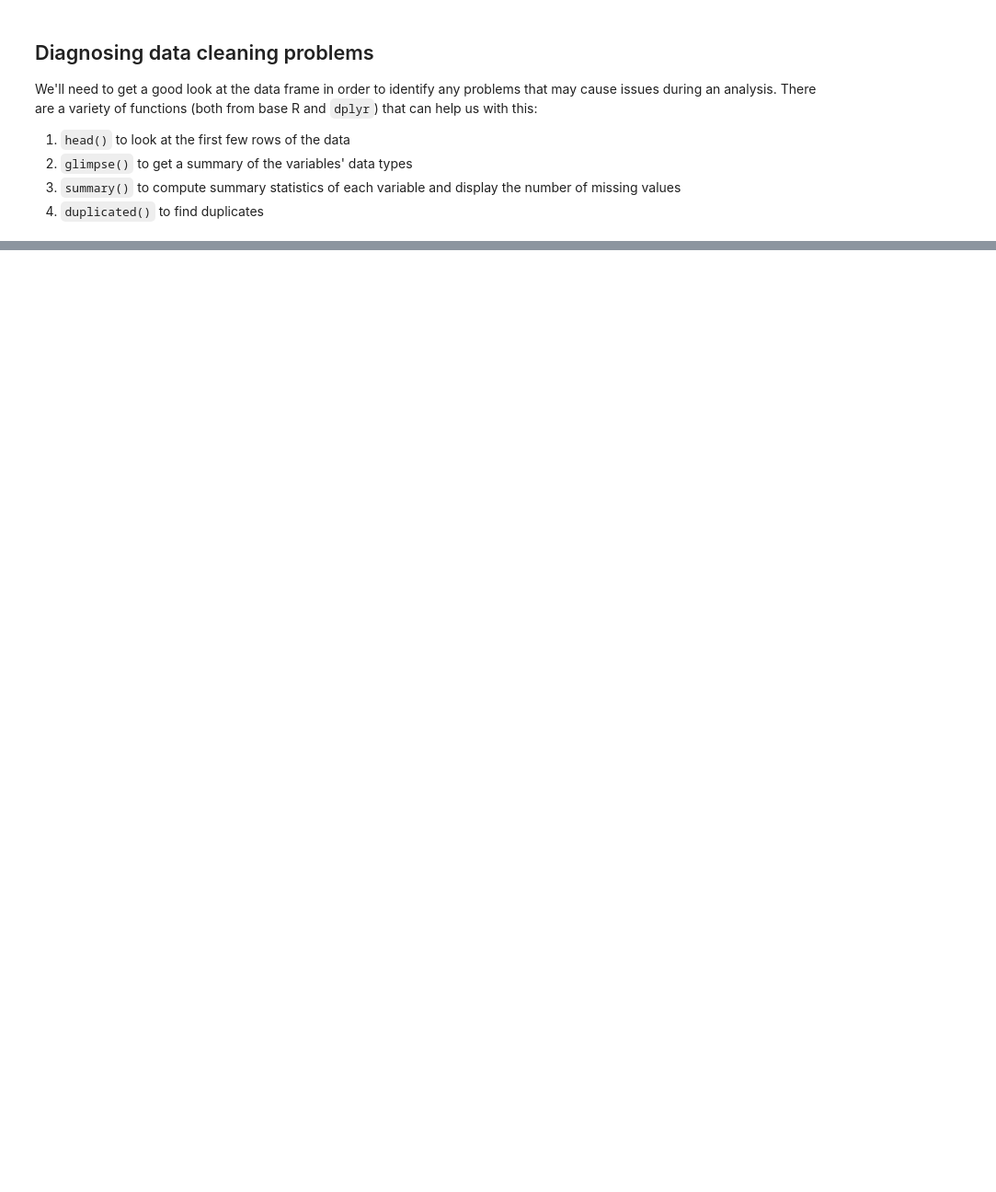
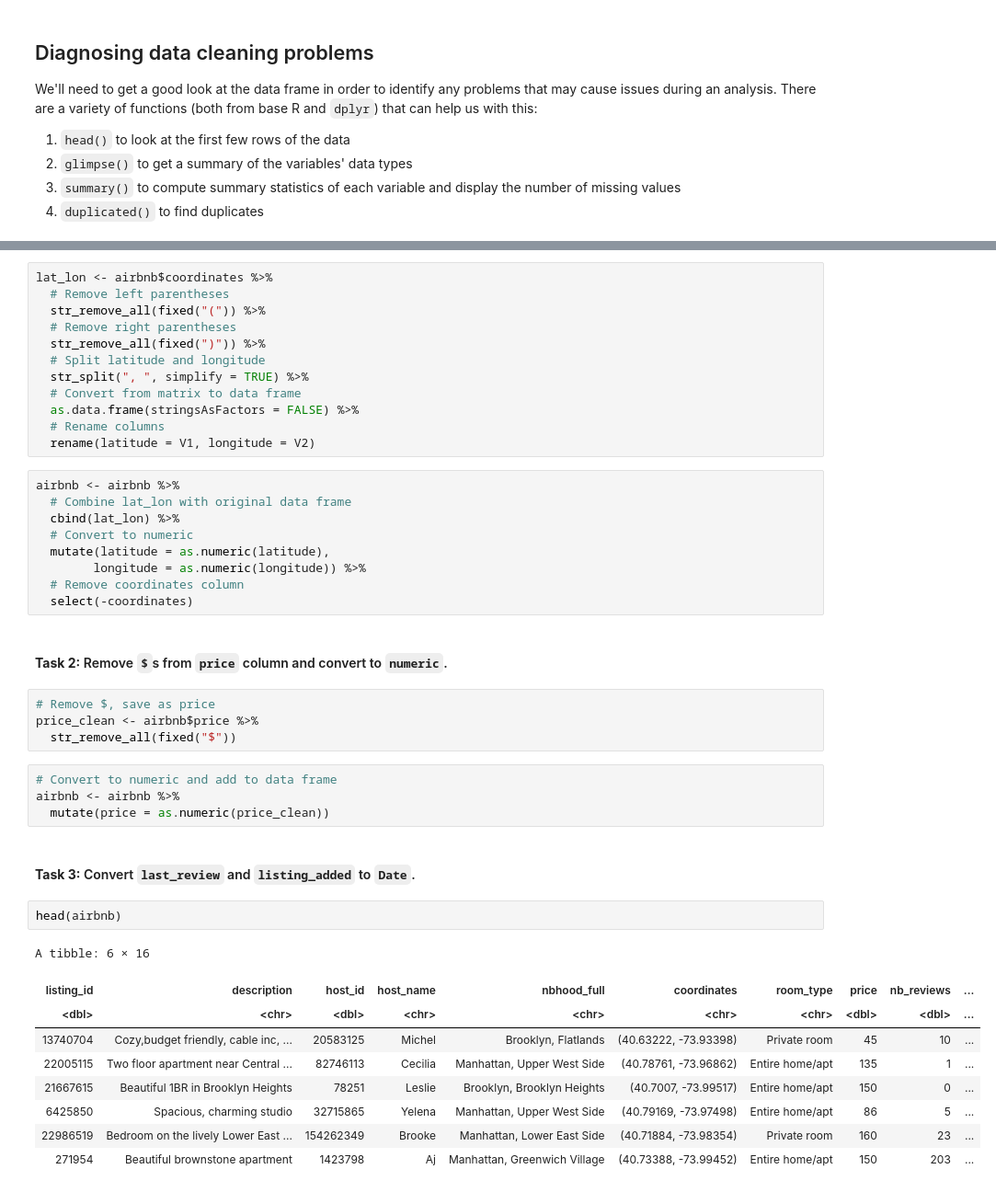
Before and after one commit to datacamp/cleaning-data-in-r-live-training, a Jupyter notebook: notebooks/cleaning_data_in_r_solution.ipynb, the cells around one changed output, grey strips where cells are left out. Shown: that part at 92% size. Cells and saved outputs as stored; diff of their text form; blank space fills up the shorter version.

```diff
--- a/notebooks/cleaning_data_in_r_solution.ipynb
+++ b/notebooks/cleaning_data_in_r_solution.ipynb
@@ -200,0 +226,45 @@ A data.frame: 20 × 17
+# %%
+lat_lon <- airbnb$coordinates %>%
+  # Remove left parentheses
+  str_remove_all(fixed("(")) %>%
+  # Remove right parentheses
+  str_remove_all(fixed(")")) %>%
+  # Split latitude and longitude
+  str_split(", ", simplify = TRUE) %>%
+  # Convert from matrix to data frame
+  as.data.frame(stringsAsFactors = FALSE) %>%
+  # Rename columns
+  rename(latitude = V1, longitude = V2)
+# %%
+airbnb <- airbnb %>%
+  # Combine lat_lon with original data frame
+  cbind(lat_lon) %>%
+  # Convert to numeric
+  mutate(latitude = as.numeric(latitude),
+        longitude = as.numeric(longitude)) %>%
+  # Remove coordinates column
+  select(-coordinates)
+# %% [markdown]
+#### **Task 2:** Remove `$`s from `price` column and convert to `numeric`.
+# %%
+# Remove $, save as price
+price_clean <- airbnb$price %>%
+  str_remove_all(fixed("$"))
+# %%
+# Convert to numeric and add to data frame
+airbnb <- airbnb %>%
+  mutate(price = as.numeric(price_clean))
+# %% [markdown]
+#### **Task 3:** Convert `last_review` and `listing_added` to `Date`.
+# %%
+head(airbnb)
+# %% [output]
+A tibble: 6 × 16
+| listing_id | description | host_id | host_name | nbhood_full | coordinates | room_type | price | nb_reviews | ... |
+| <dbl> | <chr> | <dbl> | <chr> | <chr> | <chr> | <chr> | <dbl> | <dbl> | ... |
+| 13740704 | Cozy,budget friendly, cable inc, ... | 20583125 | Michel | Brooklyn, Flatlands | (40.63222, -73.93398) | Private room | 45 | 10 | ... |
+| 22005115 | Two floor apartment near Central ... | 82746113 | Cecilia | Manhattan, Upper West Side | (40.78761, -73.96862) | Entire home/apt | 135 | 1 | ... |
+| 21667615 | Beautiful 1BR in Brooklyn Heights | 78251 | Leslie | Brooklyn, Brooklyn Heights | (40.7007, -73.99517) | Entire home/apt | 150 | 0 | ... |
+| 6425850 | Spacious, charming studio | 32715865 | Yelena | Manhattan, Upper West Side | (40.79169, -73.97498) | Entire home/apt | 86 | 5 | ... |
+| 22986519 | Bedroom on the lively Lower East ... | 154262349 | Brooke | Manhattan, Lower East Side | (40.71884, -73.98354) | Private room | 160 | 23 | ... |
+| 271954 | Beautiful brownstone apartment | 1423798 | Aj | Manhattan, Greenwich Village | (40.73388, -73.99452) | Entire home/apt | 150 | 203 | ... |
```
Also changed, not shown: parts of 25 cells of this notebook.
